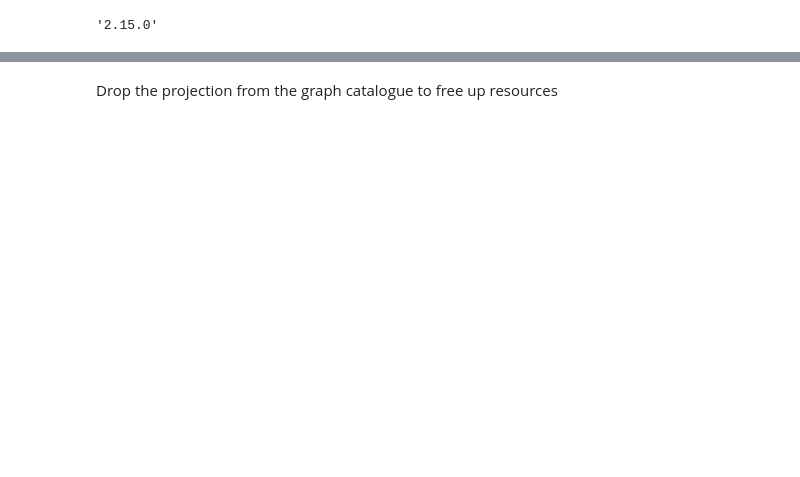
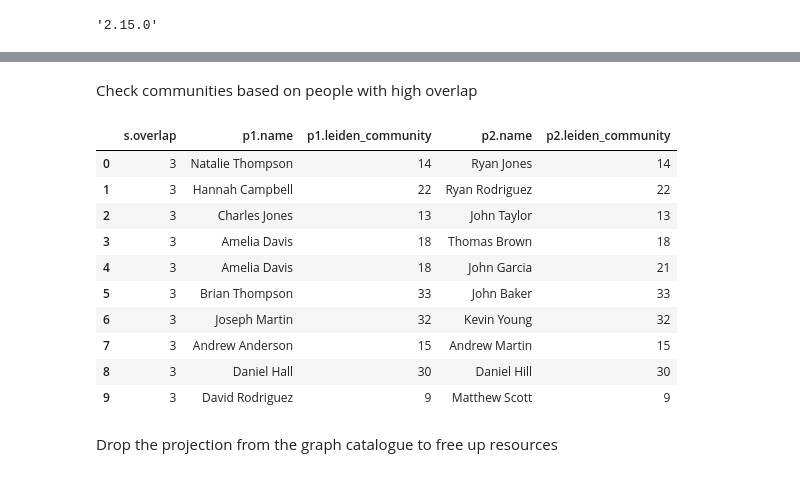
Before and after one commit to erikbijl/genai-workshop-amsterdam, a Jupyter notebook: talent/Module_01_GraphSummit_Nordics_2025.ipynb, the cells around one changed output, grey strips where cells are left out. Drawn from its saved outputs; the diff is of its cells as text; code cells hidden in the pictures; blank space fills up the shorter version.

```diff
--- a/talent/Module_01_GraphSummit_Nordics_2025.ipynb
+++ b/talent/Module_01_GraphSummit_Nordics_2025.ipynb
@@ -309,3 +512,30 @@ gds.run_cypher(
+# %% [markdown]
+Check communities based on people with high overlap
+# %%
+community_check_df = driver.execute_query(
+    """
+    MATCH (p1:Person)-[s:SIMILAR_SKILLSET]->(p2:Person)
+    WHERE s.overlap > 2
+    RETURN s.overlap, p1.name, p1.leiden_community, p2.name, p2.leiden_community
+    """,
+    database_=DATABASE,
+    routing_=RoutingControl.READ,
+    result_transformer_= lambda r: r.to_df()
+)
+# %%
+community_check_df
+# %% [output]
+|  | s.overlap | p1.name | p1.leiden_community | p2.name | p2.leiden_community |
+| 0 | 3 | Natalie Thompson | 14 | Ryan Jones | 14 |
+| 1 | 3 | Hannah Campbell | 22 | Ryan Rodriguez | 22 |
+| 2 | 3 | Charles Jones | 13 | John Taylor | 13 |
+| 3 | 3 | Amelia Davis | 18 | Thomas Brown | 18 |
+| 4 | 3 | Amelia Davis | 18 | John Garcia | 21 |
+| 5 | 3 | Brian Thompson | 33 | John Baker | 33 |
+| 6 | 3 | Joseph Martin | 32 | Kevin Young | 32 |
+| 7 | 3 | Andrew Anderson | 15 | Andrew Martin | 15 |
+| 8 | 3 | Daniel Hall | 30 | Daniel Hill | 30 |
+| 9 | 3 | David Rodriguez | 9 | Matthew Scott | 9 |
 # %% [markdown]
 Drop the projection from the graph catalogue to free up resources
 # %%
```
Also changed, not shown: parts of 92 cells of this notebook, 2 other files.
